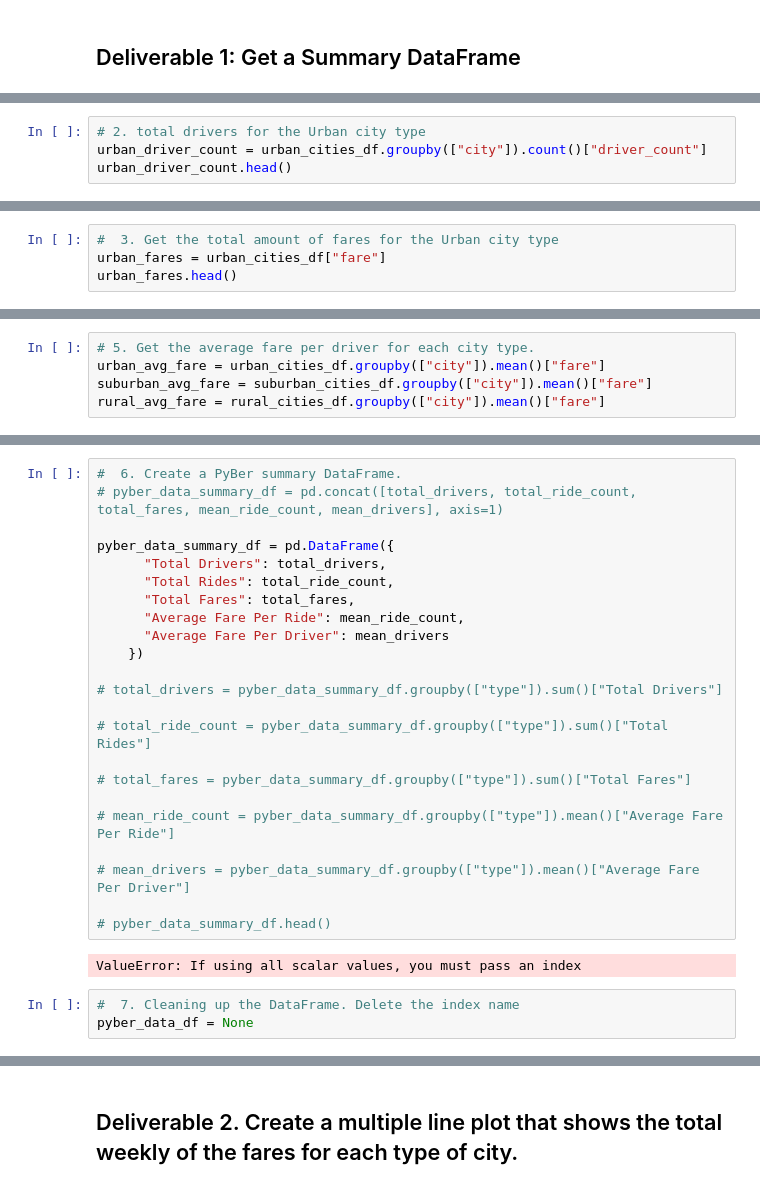
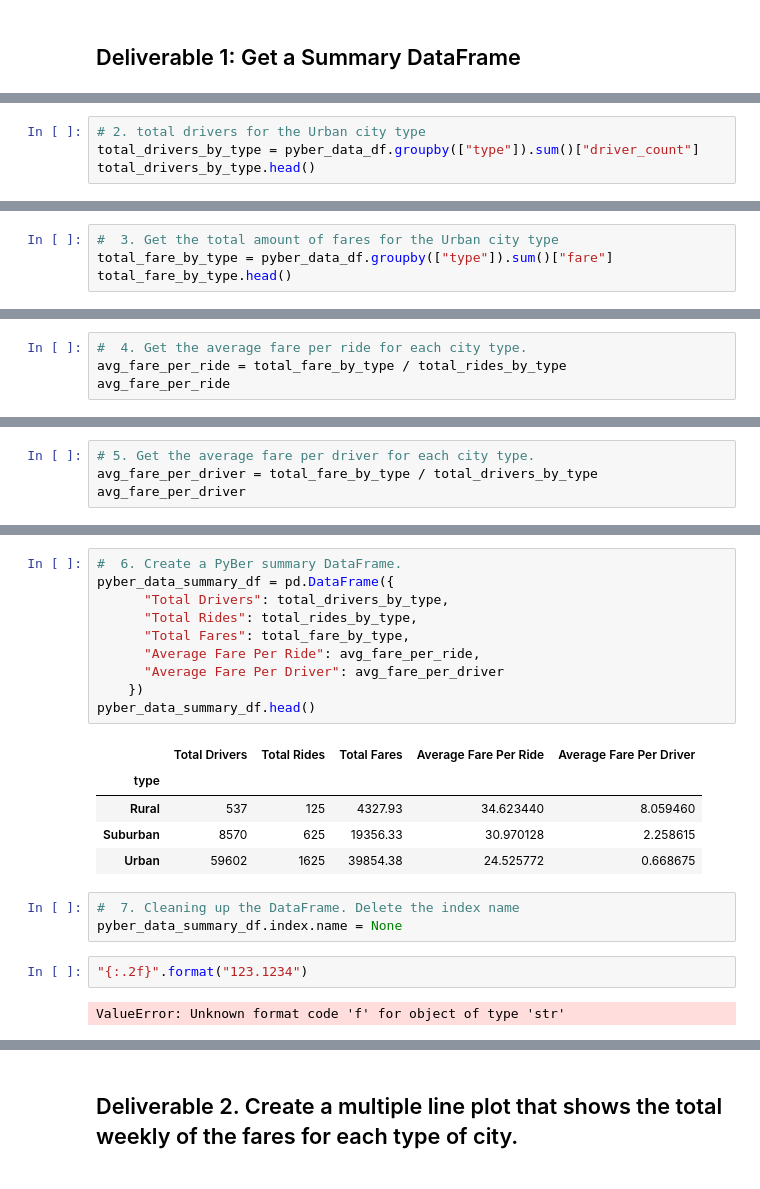
Before and after one commit to sonjaynicolay/PyBer_Analysis, a Jupyter notebook: PyBer_Challenge.ipynb, the cells around one changed output, grey strips where cells are left out. Drawn from its saved outputs; the diff is of its cells as text.

```diff
--- a/PyBer_Challenge.ipynb
+++ b/PyBer_Challenge.ipynb
@@ -128,5 +79,5 @@ Williamsview       20.0       NaN    NaN
 # %%
 # 2. total drivers for the Urban city type
-urban_driver_count = urban_cities_df.groupby(["city"]).count()["driver_count"]
-urban_driver_count.head()
+total_drivers_by_type = pyber_data_df.groupby(["type"]).sum()["driver_count"]
+total_drivers_by_type.head()
 # %% [output]
@@ -191,5 +93,5 @@ import scipy.stats as sts
 # %%
 #  3. Get the total amount of fares for the Urban city type
-urban_fares = urban_cities_df["fare"]
-urban_fares.head()
+total_fare_by_type = pyber_data_df.groupby(["type"]).sum()["fare"]
+total_fare_by_type.head()
 # %% [output]
@@ -301,0 +103,4 @@ Name: driver_count, dtype: int64
+# %%
+#  4. Get the average fare per ride for each city type.
+avg_fare_per_ride = total_fare_by_type / total_rides_by_type
+avg_fare_per_ride
@@ -302,6 +113,5 @@ Name: driver_count, dtype: int64
 # %%
 # 5. Get the average fare per driver for each city type.
-urban_avg_fare = urban_cities_df.groupby(["city"]).mean()["fare"]
-suburban_avg_fare = suburban_cities_df.groupby(["city"]).mean()["fare"]
-rural_avg_fare = rural_cities_df.groupby(["city"]).mean()["fare"]
+avg_fare_per_driver = total_fare_by_type / total_drivers_by_type
+avg_fare_per_driver
 # %% [output]
@@ -333,28 +123,23 @@ KeyError: 'type'
 # %%
 #  6. Create a PyBer summary DataFrame.
-# pyber_data_summary_df = pd.concat([total_drivers, total_ride_count, total_fares, mean_ride_count, mean_drivers], axis=1)
-
 pyber_data_summary_df = pd.DataFrame({
-      "Total Drivers": total_drivers,
-      "Total Rides": total_ride_count,
-      "Total Fares": total_fares,
-      "Average Fare Per Ride": mean_ride_count,
-      "Average Fare Per Driver": mean_drivers
+      "Total Drivers": total_drivers_by_type,
+      "Total Rides": total_rides_by_type,
+      "Total Fares": total_fare_by_type,
+      "Average Fare Per Ride": avg_fare_per_ride,
+      "Average Fare Per Driver": avg_fare_per_driver
     })
-
-# total_drivers = pyber_data_summary_df.groupby(["type"]).sum()["Total Drivers"]
-
-# total_ride_count = pyber_data_summary_df.groupby(["type"]).sum()["Total Rides"]
-
-# total_fares = pyber_data_summary_df.groupby(["type"]).sum()["Total Fares"]
-
-# mean_ride_count = pyber_data_summary_df.groupby(["type"]).mean()["Average Fare Per Ride"]
-
-# mean_drivers = pyber_data_summary_df.groupby(["type"]).mean()["Average Fare Per Driver"]
-
-# pyber_data_summary_df.head()
+pyber_data_summary_df.head()
 # %% [output]
-ValueError: If using all scalar values, you must pass an index
+|  | Total Drivers | Total Rides | Total Fares | Average Fare Per Ride | Average Fare Per Driver |
+| type |  |  |  |  |  |
+| Rural | 537 | 125 | 4327.93 | 34.623440 | 8.059460 |
+| Suburban | 8570 | 625 | 19356.33 | 30.970128 | 2.258615 |
+| Urban | 59602 | 1625 | 39854.38 | 24.525772 | 0.668675 |
 # %%
 #  7. Cleaning up the DataFrame. Delete the index name
-pyber_data_df = None
+pyber_data_summary_df.index.name = None
+# %%
+"{:.2f}".format("123.1234")
+# %% [output]
+ValueError: Unknown format code 'f' for object of type 'str'
```
Also changed, not shown: parts of 34 cells of this notebook.
